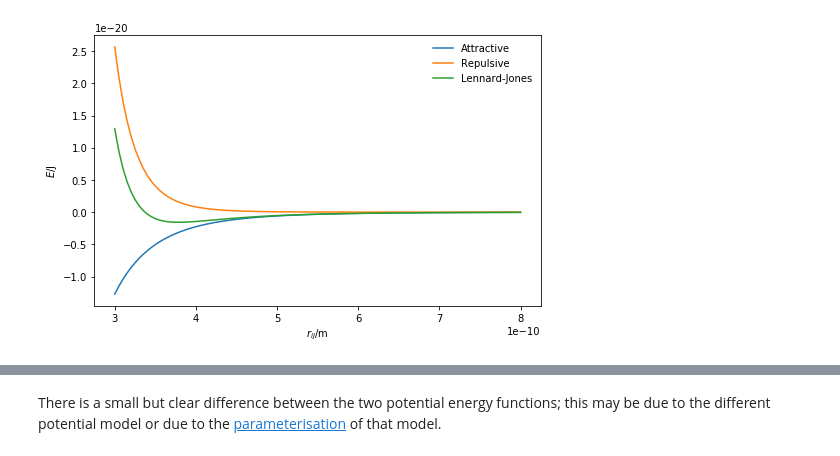
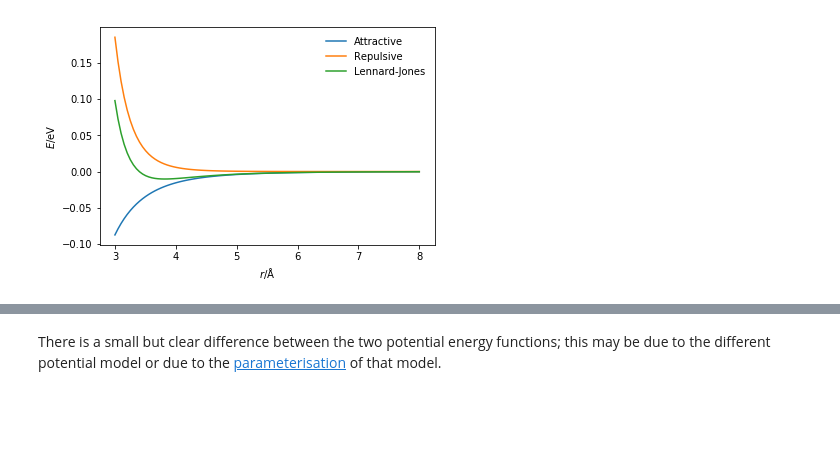
Before and after one commit to sobaba-12/sim_and_scat, a Jupyter notebook: content/classical_methods/van_der_waals.ipynb, the cells around one changed output, grey strips where cells are left out. Saved outputs shown, nothing was run; the diff lists cells and outputs as text; code cells hidden in the pictures; blank space fills up the shorter version.

```diff
--- a/content/classical_methods/van_der_waals.ipynb
+++ b/content/classical_methods/van_der_waals.ipynb
@@ -23,17 +23,19 @@ The values of $A$ and $B$ are those associated with an argon-argon interaction,
 import numpy as np
 import matplotlib.pyplot as plt
 
-def attractive_energy(rij, b):
+def attractive_energy(r, epsilon, sigma):
     """
     Attractive component of the Lennard-Jones interaction
     energy.
 
     Parameters
     ----------
-    rij: float
-        Distance between particles i and j
-    b: float
-        B parameter for interaction between i and j
+    r: float
+        Distance between two particles (Å)
+    epsilon: float
+        Potential energy at the equilibrium bond length (eV)
+    sigma: float
+        Distance at which the potential energy is zero (Å)
 
     Returns
     -------
@@ -41,61 +43,61 @@ def attractive_energy(rij, b):
         Energy of attractive component of Lennard-Jones
         interaction
     """
-    return -b / np.power(rij, 6)
+    return -4 * epsilon * np.power(sigma / r, 6)
 
-def repulsive_energy(rij, a):
+def repulsive_energy(r, epsilon, sigma):
     """
     Repulsive component of the Lennard-Jones interaction
     energy.
 
     Parameters
     ----------
-    rij: float
-        Distance between particles i and j
-    a: float
-        A parameter for interaction between i and j
+    r: float
+        Distance between two particles (Å)
+    epsilon: float
+        Potential energy at the equilibrium bond length (eV)
+    sigma: float
+        Distance at which the potential energy is zero (Å)
 
     Returns
     -------
     float
         Energy of repulsive component of Lennard-Jones
         interaction
     """
-    return a / np.power(rij, 12)
+    return 4 * epsilon * np.power(sigma / r, 12)
 
-def lj_energy(rij, a, b):
+def lj_energy(r, epsilon, sigma):
     """
     Implementation of the Lennard-Jones potential
     to calculate the energy of the interaction.
 
     Parameters
     ----------
-    rij: float
-        Distance between particles i and j
-    a: float
-        A parameter for interaction between i and j
-    b: float
-        B parameter for interaction between i and j
+    r: float
+        Distance between two particles (Å)
+    epsilon: float
+        Potential energy at the equilibrium bond length (eV)
+    sigma: float
+        Distance at which the potential energy is zero (Å)
 
     Returns
     -------
     float
-        Energy of the interaction between i and j.
+        Energy of the van der Waals interaction
     """
-    return repulsive_energy(rij, a) + attractive_energy(rij, b)
+    return repulsive_energy(r, epsilon, sigma) + attractive_energy(r, epsilon, sigma)
 
-r = np.linspace(3e-10, 8e-10, 100)
-fig = plt.figure(figsize=(8, 5))
-ax = fig.add_subplot(111)
-ax.plot(r, attractive_energy(r, 9.273e-78), label='Attractive')
-ax.plot(r, repulsive_energy(r, 1.363e-134), label='Repulsive')
-ax.plot(r, lj_energy(r, 1.363e-134, 9.273e-78), label='Lennard-Jones')
-ax.set_xlabel(r'$r_{ij}$/m')
-ax.set_ylabel(r'$E$/J')
-ax.legend(frameon=False)
+r = np.linspace(3, 8, 100)
+plt.plot(r, attractive_energy(r, 0.0103, 3.4), label='Attractive')
+plt.plot(r, repulsive_energy(r, 0.0103, 3.4), label='Repulsive')
+plt.plot(r, lj_energy(r, 0.0103, 3.4), label='Lennard-Jones')
+plt.xlabel(r'$r$/Å')
+plt.ylabel(r'$E$/eV')
+plt.legend(frameon=False)
 plt.show()
 # %% [output]
-[figure, old version]
+[figure, new version]
 # %% [markdown]
 The Lennard-Jones potential is not the only way to model the van der Waals interaction.
 Another commonly applied potential model is the **Buckingham** potential [[3](#references)].
```
Also changed, not shown: parts of 3 cells of this notebook, 9 other files.
